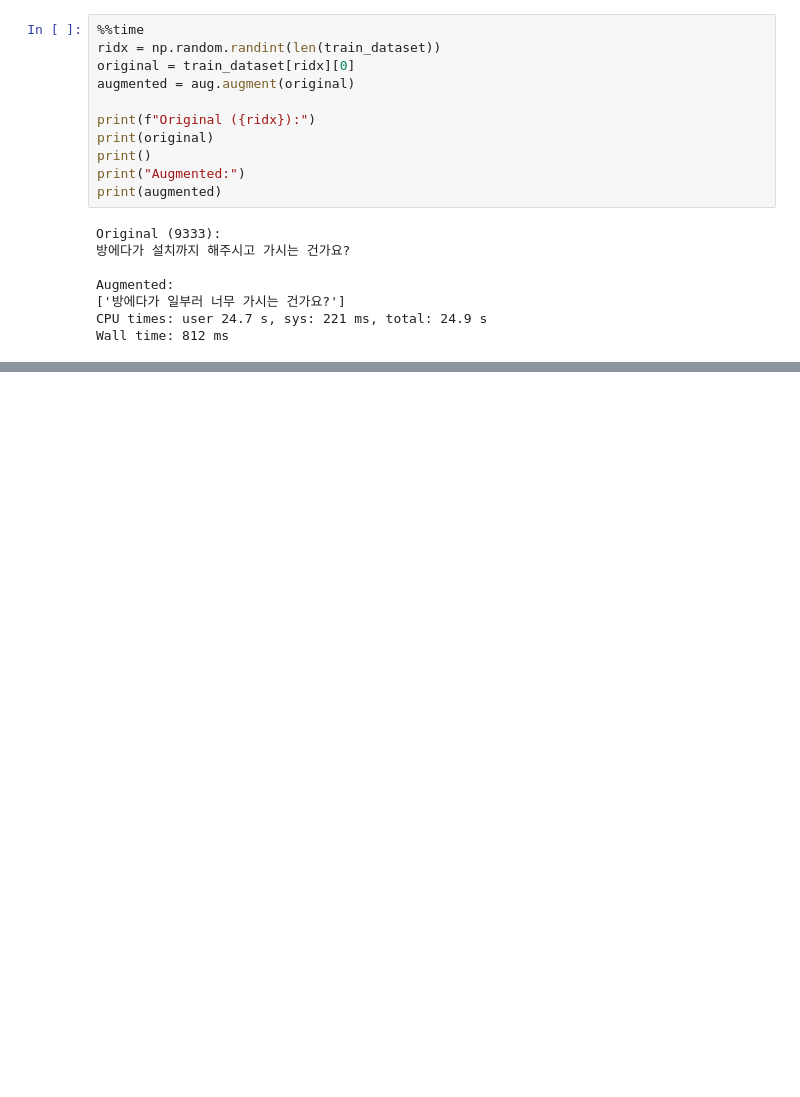
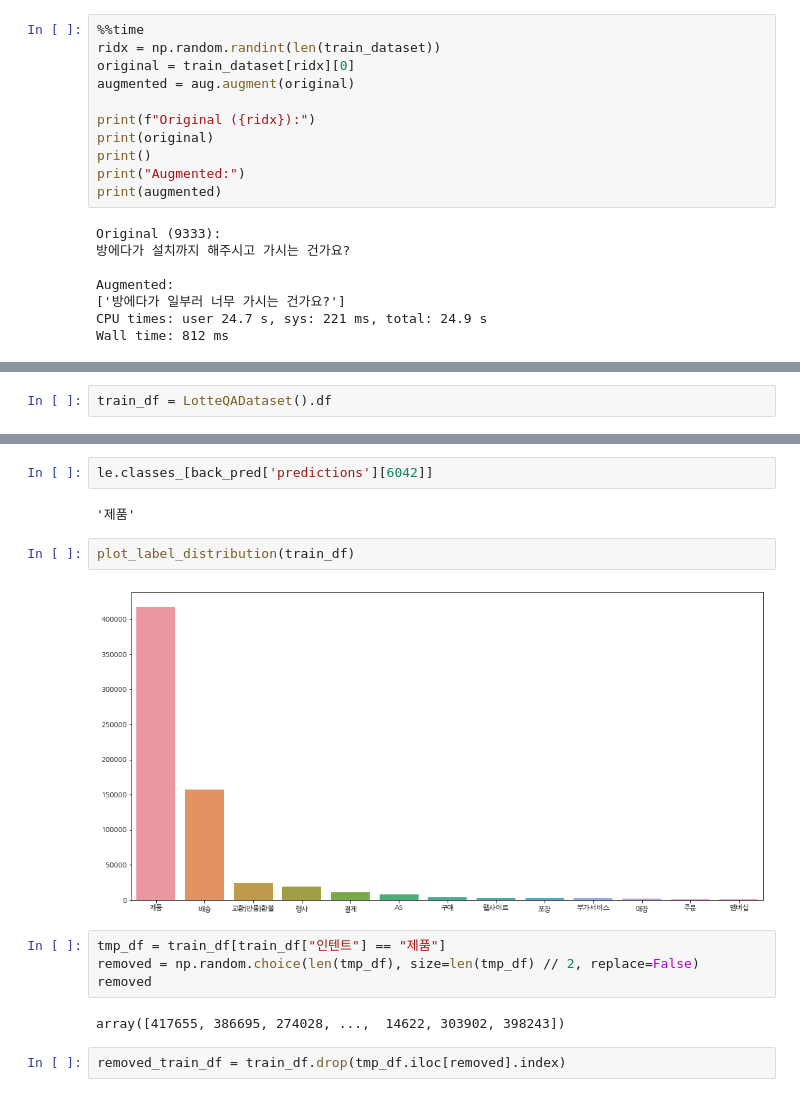
Before and after one commit to uoo723/BigStar-RnD-DA, a Jupyter notebook: notebooks/dev.ipynb, the cells around one changed output, grey strips where cells are left out. Saved outputs shown, nothing was run; the diff lists cells and outputs as text; blank space fills up the shorter version.

```diff
--- a/notebooks/dev.ipynb
+++ b/notebooks/dev.ipynb
@@ -807,0 +785,2 @@ len(orig_df) + len(back_df)
+# %%
+train_df = LotteQADataset().df
@@ -807,0 +902,16 @@ len(orig_df) + len(back_df)
+# %%
+le.classes_[back_pred['predictions'][6042]]
+# %% [output]
+'제품'
+# %%
+plot_label_distribution(train_df)
+# %% [output]
+[figure, added]
+# %%
+tmp_df = train_df[train_df["인텐트"] == "제품"]
+removed = np.random.choice(len(tmp_df), size=len(tmp_df) // 2, replace=False)
+removed
+# %% [output]
+array([417655, 386695, 274028, ...,  14622, 303902, 398243])
+# %%
+removed_train_df = train_df.drop(tmp_df.iloc[removed].index)
```
Also changed, not shown: parts of 45 cells of this notebook.
